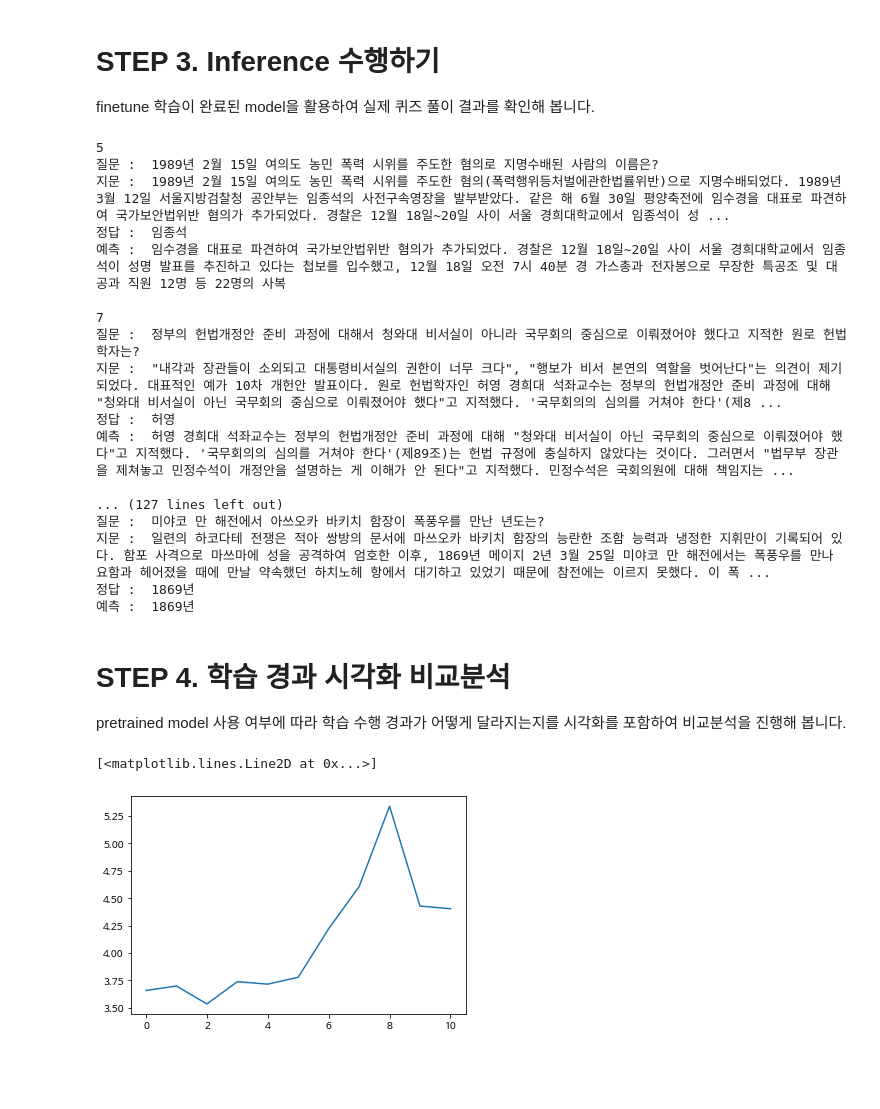
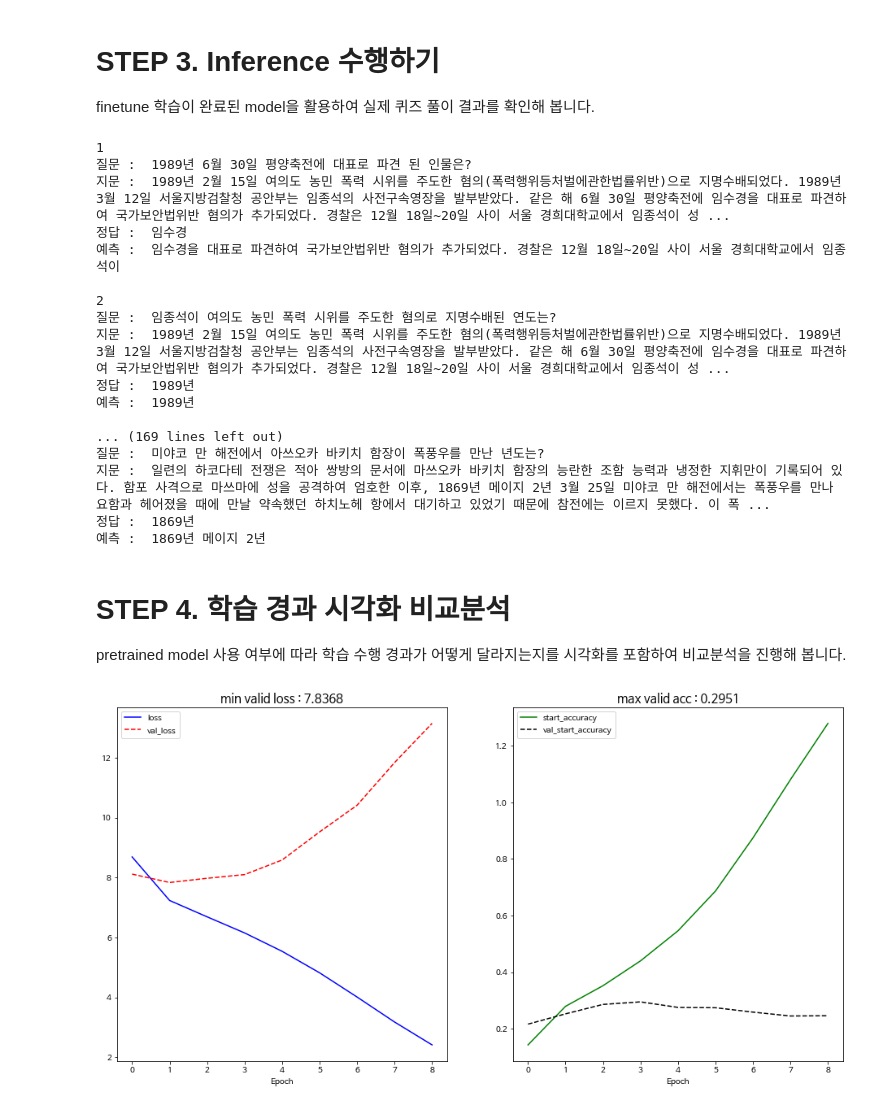
Before and after one commit to limjs19/first-repository, a Jupyter notebook: E19 pretrained_bert[limjs].ipynb, the cells around one changed output. Drawn from its saved outputs; the diff is of its cells as text; code cells hidden in the pictures; blank space fills up the shorter version.

```diff
--- a/E19 pretrained_bert[limjs].ipynb
+++ b/E19 pretrained_bert[limjs].ipynb
@@ -1851,19 +1882,28 @@ def eval_epoch(model, dataset, loss_fn, acc_fn):
 loss_fn = tf.keras.losses.sparse_categorical_crossentropy
 acc_fn = tf.keras.metrics.sparse_categorical_accuracy
 
-optimizer = tf.keras.optimizers.Adam(learning_rate=5e-4)
+optimizer = tf.keras.optimizers.Adam(learning_rate=1e-4)
 
 best_acc = .0
 patience = 0
+train_loss_lst, train_acc_lst, val_loss_lst, val_acc_lst = [], [], [], []
 for epoch in range(20):
-    train_epoch(model, train_dataset, loss_fn, acc_fn, optimizer)
+    s_l, e_l, s_acc, e_acc = train_epoch(model, train_dataset, loss_fn, acc_fn, optimizer)
     start_loss, end_loss, start_acc, end_acc = eval_epoch(model, dev_dataset, loss_fn, acc_fn)
     print(f'eval {epoch} >> loss: {start_loss:0.4f}, {end_loss:0.4f}, acc: {start_acc:0.4f}, {end_acc:0.4f}')
-    acc = start_acc + end_acc
-    if best_acc < acc:
+    train_loss = s_l + e_l
+    train_acc = s_acc + e_acc
+    val_acc = start_acc + end_acc
+    val_loss = start_loss + end_loss
+
+    train_loss_lst.append(train_loss)
+    train_acc_lst.append(train_acc)
+    val_loss_lst.append(val_loss)
+    val_acc_lst.append(val_acc)
+    if best_acc < val_acc:
         patience = 0
-        best_acc = acc
-        model.save_weights(os.path.join(data_dir, "korquad_bert_pretrained.hdf5"))
+        best_acc = val_acc
+        model.save_weights(os.path.join(data_dir, "korquad_bert_pretrain.hdf5"))
         print(f'save best model')
     else:
         patience += 1
@@ -1927,34 +1969,49 @@ with open(dev_json) as f:
         if 100 < i:
             break
 # %% [output]
-5
-질문 :  1989년 2월 15일 여의도 농민 폭력 시위를 주도한 혐의로 지명수배된 사람의 이름은?
+1
+질문 :  1989년 6월 30일 평양축전에 대표로 파견 된 인물은?
 지문 :  1989년 2월 15일 여의도 농민 폭력 시위를 주도한 혐의(폭력행위등처벌에관한법률위반)으로 지명수배되었다. 1989년 3월 12일 서울지방검찰청 공안부는 임종석의 사전구속영장을 발부받았다. 같은 해 6월 30일 평양축전에 임수경을 대표로 파견하여 국가보안법위반 혐의가 추가되었다. 경찰은 12월 18일~20일 사이 서울 경희대학교에서 임종석이 성 ...
-정답 :  임종석
-예측 :  임수경을 대표로 파견하여 국가보안법위반 혐의가 추가되었다. 경찰은 12월 18일~20일 사이 서울 경희대학교에서 임종석이 성명 발표를 추진하고 있다는 첩보를 입수했고, 12월 18일 오전 7시 40분 경 가스총과 전자봉으로 무장한 특공조 및 대공과 직원 12명 등 22명의 사복
+정답 :  임수경
+예측 :  임수경을 대표로 파견하여 국가보안법위반 혐의가 추가되었다. 경찰은 12월 18일~20일 사이 서울 경희대학교에서 임종석이
 
-7
-질문 :  정부의 헌법개정안 준비 과정에 대해서 청와대 비서실이 아니라 국무회의 중심으로 이뤄졌어야 했다고 지적한 원로 헌법학자는?
-지문 :  "내각과 장관들이 소외되고 대통령비서실의 권한이 너무 크다", "행보가 비서 본연의 역할을 벗어난다"는 의견이 제기되었다. 대표적인 예가 10차 개헌안 발표이다. 원로 헌법학자인 허영 경희대 석좌교수는 정부의 헌법개정안 준비 과정에 대해 "청와대 비서실이 아닌 국무회의 중심으로 이뤄졌어야 했다"고 지적했다. '국무회의의 심의를 거쳐야 한다'(제8 ...
-정답 :  허영
-예측 :  허영 경희대 석좌교수는 정부의 헌법개정안 준비 과정에 대해 "청와대 비서실이 아닌 국무회의 중심으로 이뤄졌어야 했다"고 지적했다. '국무회의의 심의를 거쳐야 한다'(제89조)는 헌법 규정에 충실하지 않았다는 것이다. 그러면서 "법무부 장관을 제쳐놓고 민정수석이 개정안을 설명하는 게 이해가 안 된다"고 지적했다. 민정수석은 국회의원에 대해 책임지는 ...
+2
+질문 :  임종석이 여의도 농민 폭력 시위를 주도한 혐의로 지명수배된 연도는?
+지문 :  1989년 2월 15일 여의도 농민 폭력 시위를 주도한 혐의(폭력행위등처벌에관한법률위반)으로 지명수배되었다. 1989년 3월 12일 서울지방검찰청 공안부는 임종석의 사전구속영장을 발부받았다. 같은 해 6월 30일 평양축전에 임수경을 대표로 파견하여 국가보안법위반 혐의가 추가되었다. 경찰은 12월 18일~20일 사이 서울 경희대학교에서 임종석이 성 ...
+정답 :  1989년
+예측 :  1989년
 
-... (127 lines left out)
+... (169 lines left out)
 질문 :  미야코 만 해전에서 아쓰오카 바키치 함장이 폭풍우를 만난 년도는?
 지문 :  일련의 하코다테 전쟁은 적아 쌍방의 문서에 마쓰오카 바키치 함장의 능란한 조함 능력과 냉정한 지휘만이 기록되어 있다. 함포 사격으로 마쓰마에 성을 공격하여 엄호한 이후, 1869년 메이지 2년 3월 25일 미야코 만 해전에서는 폭풍우를 만나 요함과 헤어졌을 때에 만날 약속했던 하치노헤 항에서 대기하고 있었기 때문에 참전에는 이르지 못했다. 이 폭 ...
 정답 :  1869년
-예측 :  1869년
+예측 :  1869년 메이지 2년
 # %% [markdown]
 # STEP 4. 학습 경과 시각화 비교분석
 
 pretrained model 사용 여부에 따라 학습 수행 경과가 어떻게 달라지는지를 시각화를 포함하여 비교분석을 진행해 봅니다.
-# %%
-start_loss = [3.6575, 3.6981, 3.5347, 3.7377, 3.7153, 3.7785, 4.2216, 4.6056, 5.3402, 4.4283, 4.4045]
-
-plt.plot(start_loss)
-# %% [output]
-[<matplotlib.lines.Line2D at 0x...>]
-[figure, removed]
+# %%
+# training result
+plt.figure(figsize=(16, 8))
+
+plt.subplot(1, 2, 1)
+plt.plot(train_loss_lst, 'b-', label='loss')
+plt.plot(val_loss_lst, 'r--', label='val_loss')
+plt.xlabel('Epoch')
+plt.title(f'min valid loss : {min(val_loss_lst):.4f}', fontsize=15)
+plt.legend()
+
+plt.subplot(1, 2, 2)
+plt.plot(train_acc_lst, 'g-', label='start_accuracy')
+plt.plot(val_acc_lst, 'k--', label='val_start_accuracy')
+plt.xlabel('Epoch')
+plt.title(f'max valid acc : {max(val_acc_lst):.4f}', fontsize=15)
+plt.legend()
+plt.savefig('./2.png')
+
+plt.show()
+# %% [output]
+[figure, added]
 # %% [markdown]
 # 루브릭
 
```
Also changed, not shown: parts of 6 cells of this notebook.
